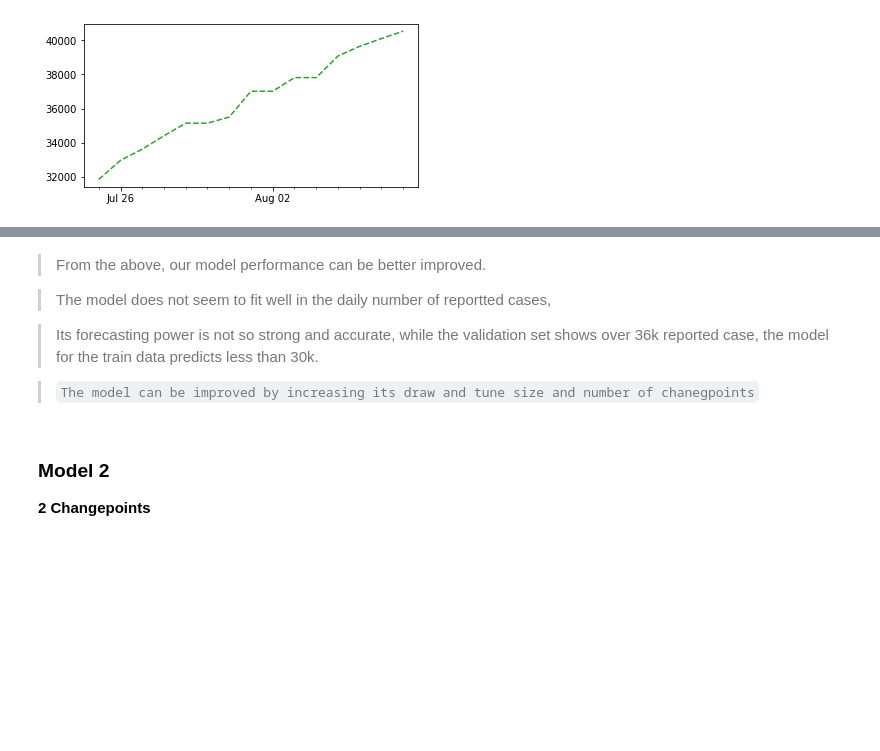
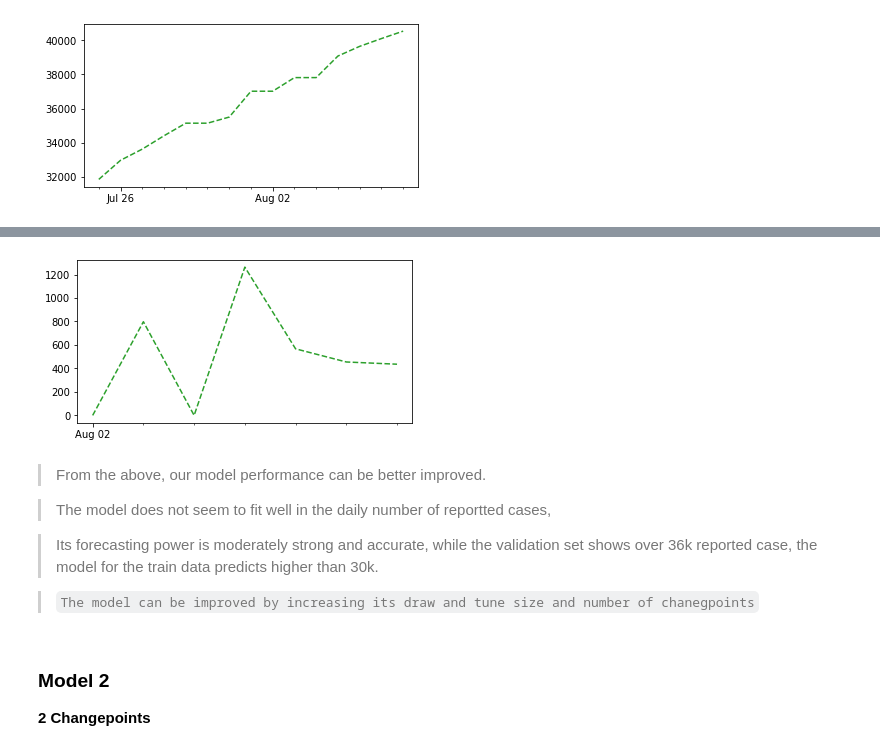
Before and after one commit to Patrick5455/Change-Point-Analysis-of-Covid19-Bayesian-Inference-SIR-SEIR-Modelling, a Jupyter notebook: dependencies/covid19_inference-master/scripts/interactive/example_one_bundesland.ipynb, the cells around one changed output, grey strips where cells are left out. Drawn from its saved outputs; the diff is of its cells as text; code cells hidden in the pictures; blank space fills up the shorter version.

```diff
--- a/dependencies/covid19_inference-master/scripts/interactive/example_one_bundesland.ipynb
+++ b/dependencies/covid19_inference-master/scripts/interactive/example_one_bundesland.ipynb
@@ -682,9 +697,13 @@ plot_simpleTimeSeries(data=val_set, save_as='valset.png', type_of_plot='fcast');
+# %%
+plot_simpleTimeSeries(data=new_cases_obs.loc["2020-08-02":], save_as='valset.png', type_of_plot='fcast');
+# %% [output]
+[figure, added]
 # %% [markdown]
 > From the above, our model performance can be better improved.
 
 > The model does not seem to fit well in the daily number of reportted cases,
 
-> Its forecasting power is not so strong and accurate, while the validation set shows over 36k reported case, the model for the train data predicts less than 30k.
+> Its forecasting power is moderately strong and accurate, while the validation set shows over 36k reported case, the model for the train data predicts higher than 30k.
 
 > `The model can be improved by increasing its draw and tune size and number of chanegpoints`
 # %% [markdown]
```
Also changed, not shown: parts of 7 cells of this notebook.
